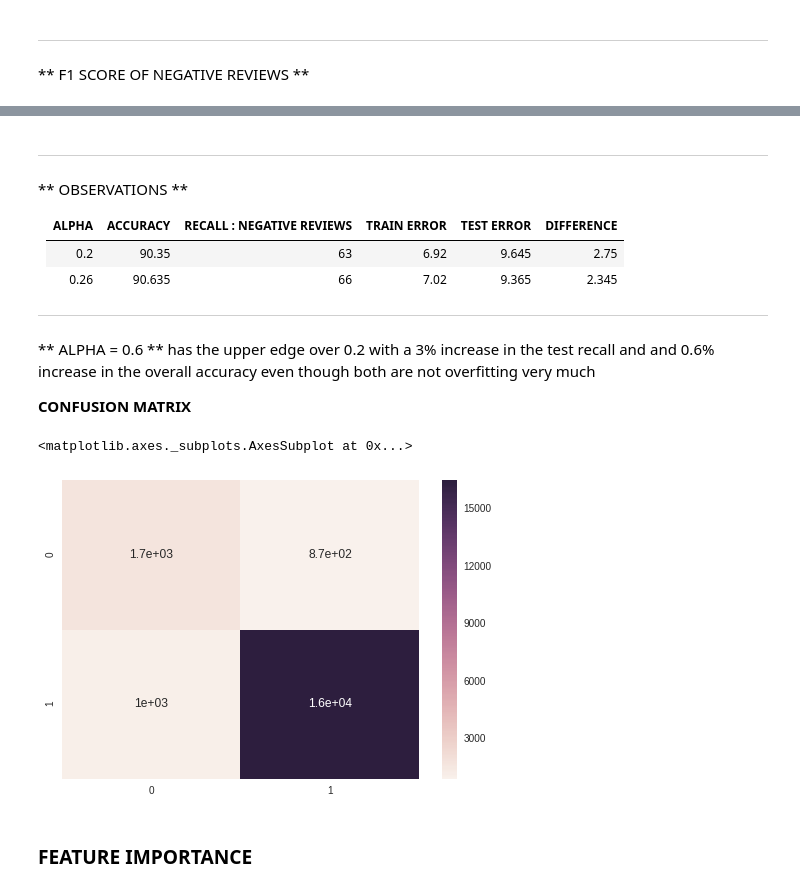
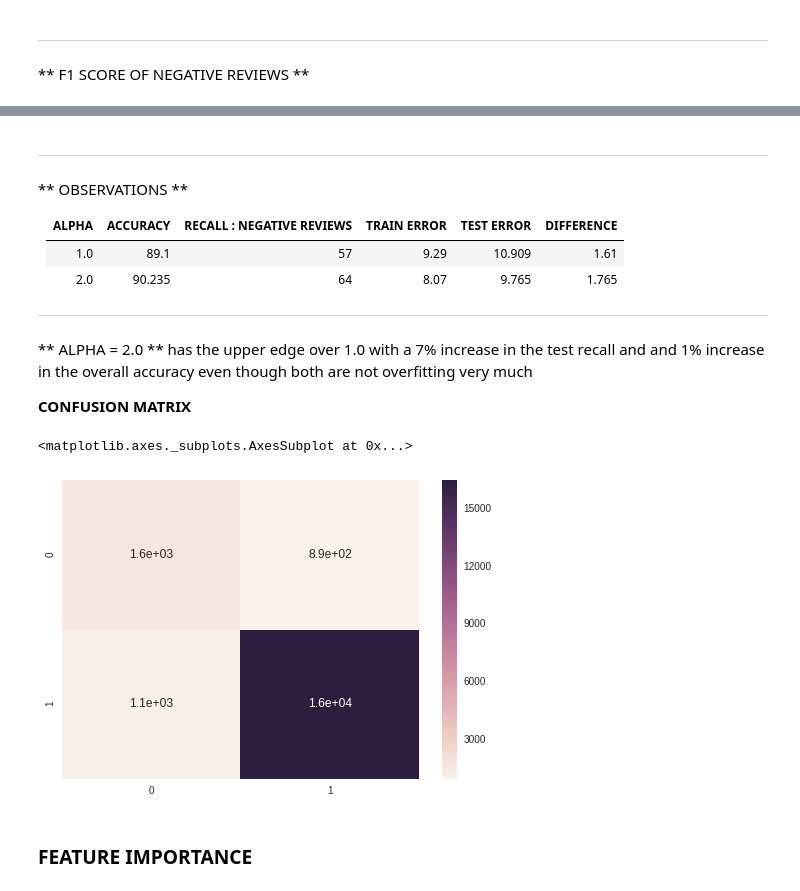
Before and after one commit to iyappan24/Applied-AI-Notebooks, a Jupyter notebook: Naive_Bayes.ipynb, the cells around one changed output, grey strips where cells are left out. Cells and saved outputs as stored; diff of their text form; code cells hidden in the pictures.

```diff
--- a/Naive_Bayes.ipynb
+++ b/Naive_Bayes.ipynb
@@ -84,0 +84,8 @@ range_alpha=np.round(range_alpha,decimals = 1)
+# %%
+#getting the alpha in the powers of 2
+range_alpha = np.arange(0,10)
+p_2 = []
+for i in range_alpha:
+  p_2.append(2**i)
+
+range_alpha = np.array(p_2)
@@ -95,13 +111,12 @@ cv_Nf1= {}
 # %%
 #making the algorithm learn the prior probabilities from the training dataset
 for i in range_alpha:
-  mnb = MultinomialNB(alpha = i,fit_prior = True)
+  mnb = MultinomialNB(alpha = i,fit_prior =False,class_prior=[0.5,0.5])
   mnb.fit(bow_train,y_train)
   print("Running for Alpha : " + str(i) + "\n")
   c_pred = mnb.predict(bow_cv)
   cv_a[i] = accuracy_score(y_cv,c_pred)
   cv_r[i] = recall_score(y_cv,c_pred,average='weighted')
-  cv_p[i] = precision_score(y_cv,c_pred,average = 'weighted')
   cv_f1[i] = f1_score(y_cv,c_pred,average = 'weighted')
   cv_Nr[i] =recall_score(y_cv,c_pred,average='binary',pos_label=0) #getting the recall of the negative reviews label
   cv_Nf1[i]=f1_score(y_cv,c_pred,average = 'binary',pos_label = 0) #getting the F1_score of the negative reviews label
@@ -245,0 +223,12 @@ max(cv_Nf1.items(), key=operator.itemgetter(1))
+# %%
+mnb = MultinomialNB(alpha = 1.0, fit_prior=False,class_prior = [0.5,0.5])
+mnb.fit(bow_train,y_train)
+pred = mnb.predict(bow_test)
+t_pred = mnb.predict(bow_train)
+print("Test accuracy " + str(accuracy_score(y_test,pred)*100))
+print("\n")
+print("Test_error : " + str((1-accuracy_score(y_test,pred))*100))
+print("\n")
+print("Train error : " + str((1-accuracy_score(y_train,t_pred))*100))
+print("\n")
+print(classification_report(pred,y_test))
@@ -246,5 +251,5 @@ max(cv_Nf1.items(), key=operator.itemgetter(1))
 # %%
-mnb = MultinomialNB(alpha = 0.2, fit_prior=True)
+mnb = MultinomialNB(alpha = 2, fit_prior=False,class_prior = [0.5,0.5])
 mnb.fit(bow_train,y_train)
 pred = mnb.predict(bow_test)
 t_pred = mnb.predict(bow_train)
@@ -306,21 +283,21 @@ avg / total       0.91      0.91      0.91     20000
 
 | ALPHA | ACCURACY   | RECALL : NEGATIVE REVIEWS |TRAIN ERROR | TEST ERROR | DIFFERENCE|
 |------|------|-----|-----|----|----|
-|   0.2  | 90.35 | 63 |6.92|9.645|2.75|
-|   0.26 | 90.635 | 66 |7.02|9.365|2.345|
+|   1.0 | 89.1 | 57 |9.29|10.909|1.61|
+|   2.0 | 90.235 | 64 |8.07|9.765|1.765|
 
 ------
-** ALPHA = 0.6 ** has the upper edge over 0.2 with a 3% increase in the test recall and and 0.6% increase in the overall accuracy even though both are not overfitting  very much   <br>
+** ALPHA = 2.0 ** has the upper edge over 1.0 with a 7% increase in the test recall and and 1% increase in the overall accuracy even though both are not overfitting  very much   <br>
 
 **CONFUSION MATRIX**
 # %%
-mnb = MultinomialNB(alpha = 0.6, fit_prior=True)
+mnb = MultinomialNB(alpha = 2.0, fit_prior=False,class_prior = [0.5,0.5])
 mnb.fit(bow_train,y_train)
 pred = mnb.predict(bow_test)
 sns.heatmap(confusion_matrix(pred,y_test),annot=True)
 # %% [output]
 <matplotlib.axes._subplots.AxesSubplot at 0x...>
-[figure, old version]
+[figure, new version]
 # %% [markdown]
 ### FEATURE IMPORTANCE
 # %%
```
Also changed, not shown: parts of 87 cells of this notebook.
